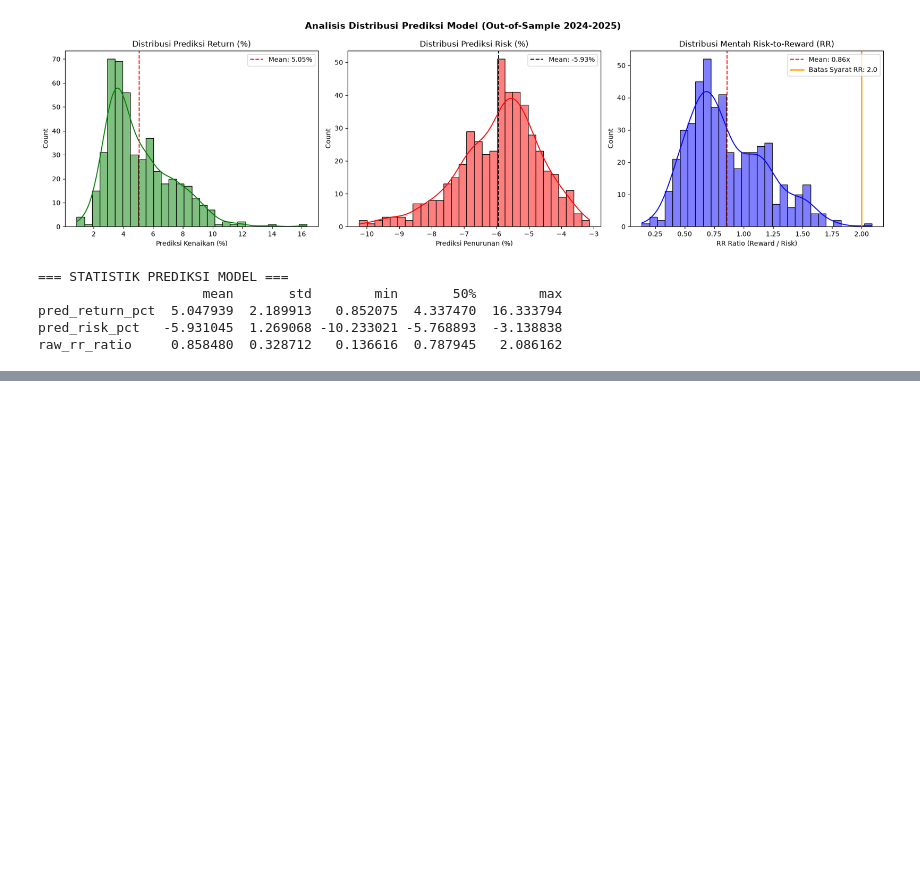
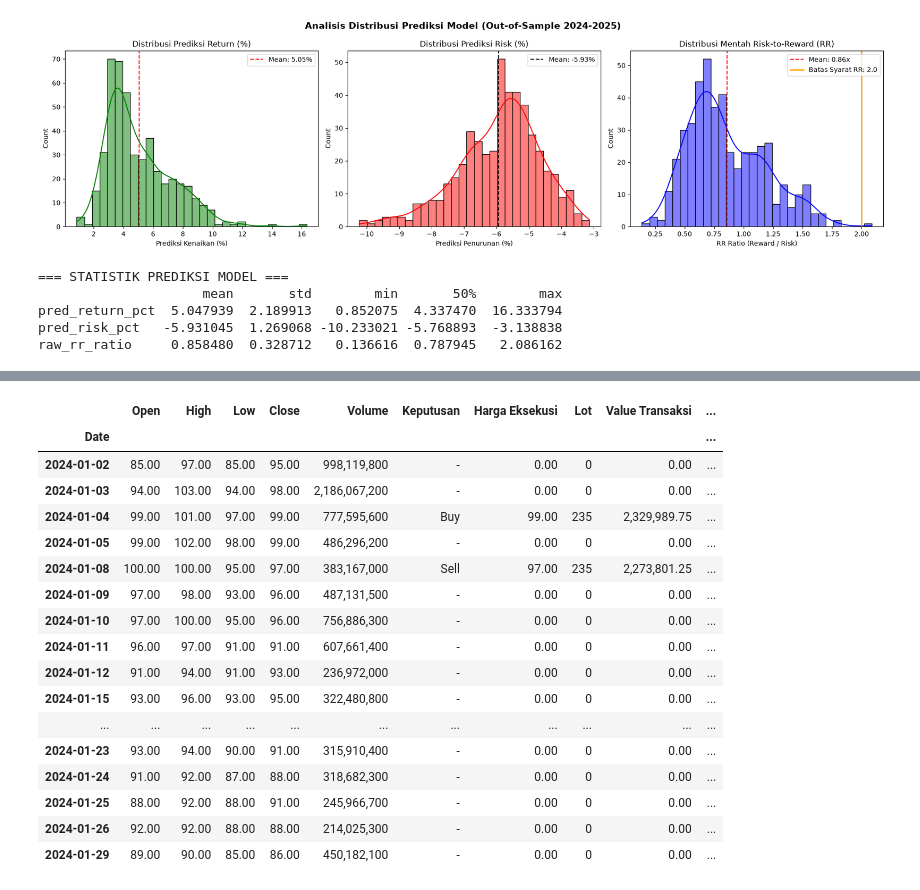
Before and after one commit to adilagagagah/stock-forecasting, a Jupyter notebook: notebook/backtest.ipynb, the cells around one changed output, grey strips where cells are left out. Drawn from its saved outputs; the diff is of its cells as text; code cells hidden in the pictures; blank space fills up the shorter version.

```diff
--- a/notebook/backtest.ipynb
+++ b/notebook/backtest.ipynb
@@ -203,0 +204,21 @@ display(df_journal)
+# %%
+display(df_journal.head(20))
+# %% [output]
+|  | Open | High | Low | Close | Volume | Keputusan | Harga Eksekusi | Lot | Value Transaksi | ... |
+| Date |  |  |  |  |  |  |  |  |  | ... |
+| 2024-01-02 | 85.00 | 97.00 | 85.00 | 95.00 | 998,119,800 | - | 0.00 | 0 | 0.00 | ... |
+| 2024-01-03 | 94.00 | 103.00 | 94.00 | 98.00 | 2,186,067,200 | - | 0.00 | 0 | 0.00 | ... |
+| 2024-01-04 | 99.00 | 101.00 | 97.00 | 99.00 | 777,595,600 | Buy | 99.00 | 235 | 2,329,989.75 | ... |
+| 2024-01-05 | 99.00 | 102.00 | 98.00 | 99.00 | 486,296,200 | - | 0.00 | 0 | 0.00 | ... |
+| 2024-01-08 | 100.00 | 100.00 | 95.00 | 97.00 | 383,167,000 | Sell | 97.00 | 235 | 2,273,801.25 | ... |
+| 2024-01-09 | 97.00 | 98.00 | 93.00 | 96.00 | 487,131,500 | - | 0.00 | 0 | 0.00 | ... |
+| 2024-01-10 | 97.00 | 100.00 | 95.00 | 96.00 | 756,886,300 | - | 0.00 | 0 | 0.00 | ... |
+| 2024-01-11 | 96.00 | 97.00 | 91.00 | 91.00 | 607,661,400 | - | 0.00 | 0 | 0.00 | ... |
+| 2024-01-12 | 91.00 | 94.00 | 91.00 | 93.00 | 236,972,000 | - | 0.00 | 0 | 0.00 | ... |
+| 2024-01-15 | 93.00 | 96.00 | 93.00 | 95.00 | 322,480,800 | - | 0.00 | 0 | 0.00 | ... |
+| ... | ... | ... | ... | ... | ... | ... | ... | ... | ... | ... |
+| 2024-01-23 | 93.00 | 94.00 | 90.00 | 91.00 | 315,910,400 | - | 0.00 | 0 | 0.00 | ... |
+| 2024-01-24 | 91.00 | 92.00 | 87.00 | 88.00 | 318,682,300 | - | 0.00 | 0 | 0.00 | ... |
+| 2024-01-25 | 88.00 | 92.00 | 88.00 | 91.00 | 245,966,700 | - | 0.00 | 0 | 0.00 | ... |
+| 2024-01-26 | 92.00 | 92.00 | 88.00 | 88.00 | 214,025,300 | - | 0.00 | 0 | 0.00 | ... |
+| 2024-01-29 | 89.00 | 90.00 | 85.00 | 86.00 | 450,182,100 | - | 0.00 | 0 | 0.00 | ... |
```
Also changed, not shown: parts of 2 cells of this notebook, 3 other files.
